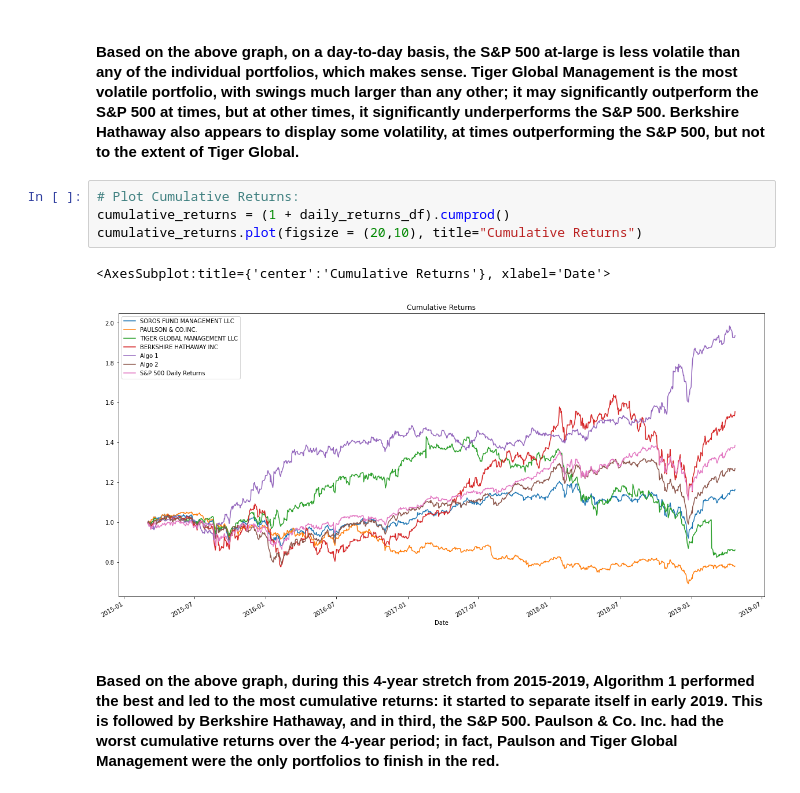
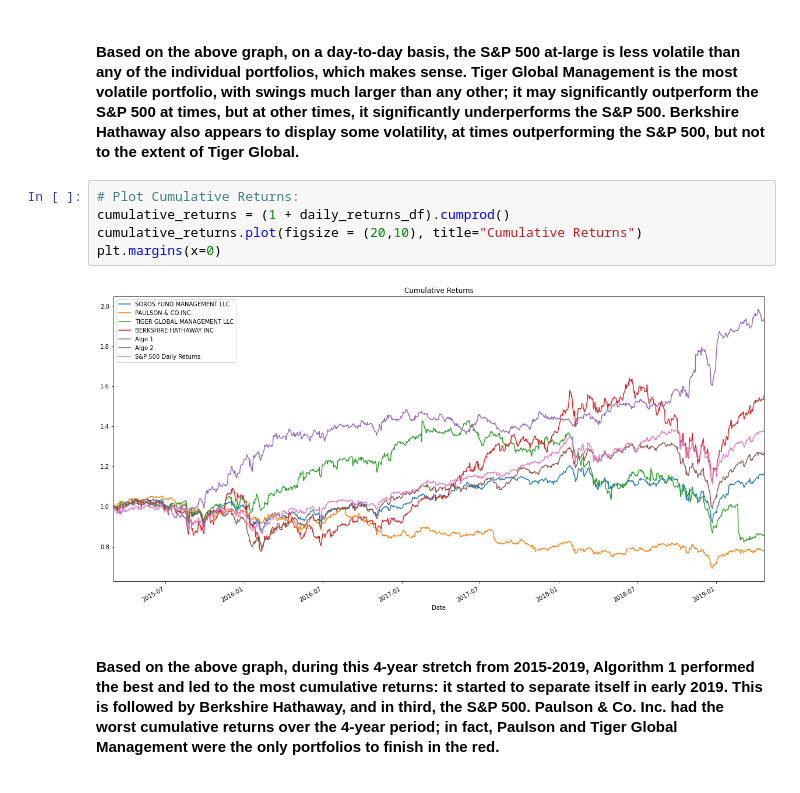
Before and after one commit to fischlerben/Portfolio-Analysis, a Jupyter notebook: Portfolio_Analysis.ipynb, the cells around one changed output. Saved outputs shown, nothing was run; the diff lists cells and outputs as text.

```diff
--- a/Portfolio_Analysis.ipynb
+++ b/Portfolio_Analysis.ipynb
@@ -139,10 +139,10 @@ daily_returns_df.plot(figsize=(20,10), title="Daily_Returns")
 # %%
 # Plot Cumulative Returns:
 cumulative_returns = (1 + daily_returns_df).cumprod()
 cumulative_returns.plot(figsize = (20,10), title="Cumulative Returns")
+plt.margins(x=0)
 # %% [output]
-<AxesSubplot:title={'center':'Cumulative Returns'}, xlabel='Date'>
-[figure, old version]
+[figure, new version]
 # %% [markdown]
 #### Based on the above graph, during this 4-year stretch from 2015-2019, Algorithm 1 performed the best and led to the most cumulative returns: it started to separate itself in early 2019.  This is followed by Berkshire Hathaway, and in third, the S&P 500.  Paulson & Co. Inc. had the worst cumulative returns over the 4-year period; in fact, Paulson and Tiger Global Management were the only portfolios to finish in the red.
 # %% [markdown]
```
Also changed, not shown: parts of 9 cells of this notebook, 3 other files.
